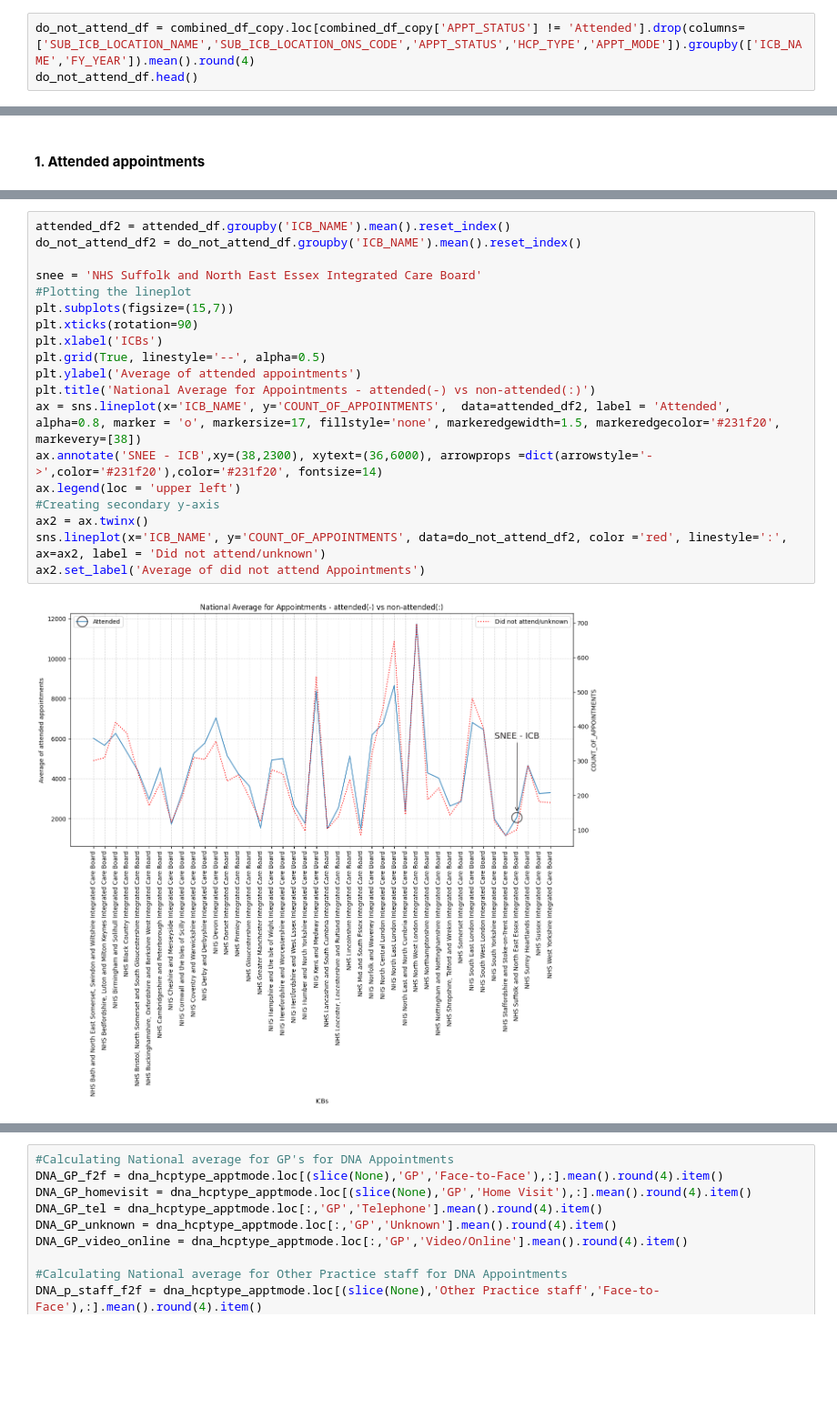
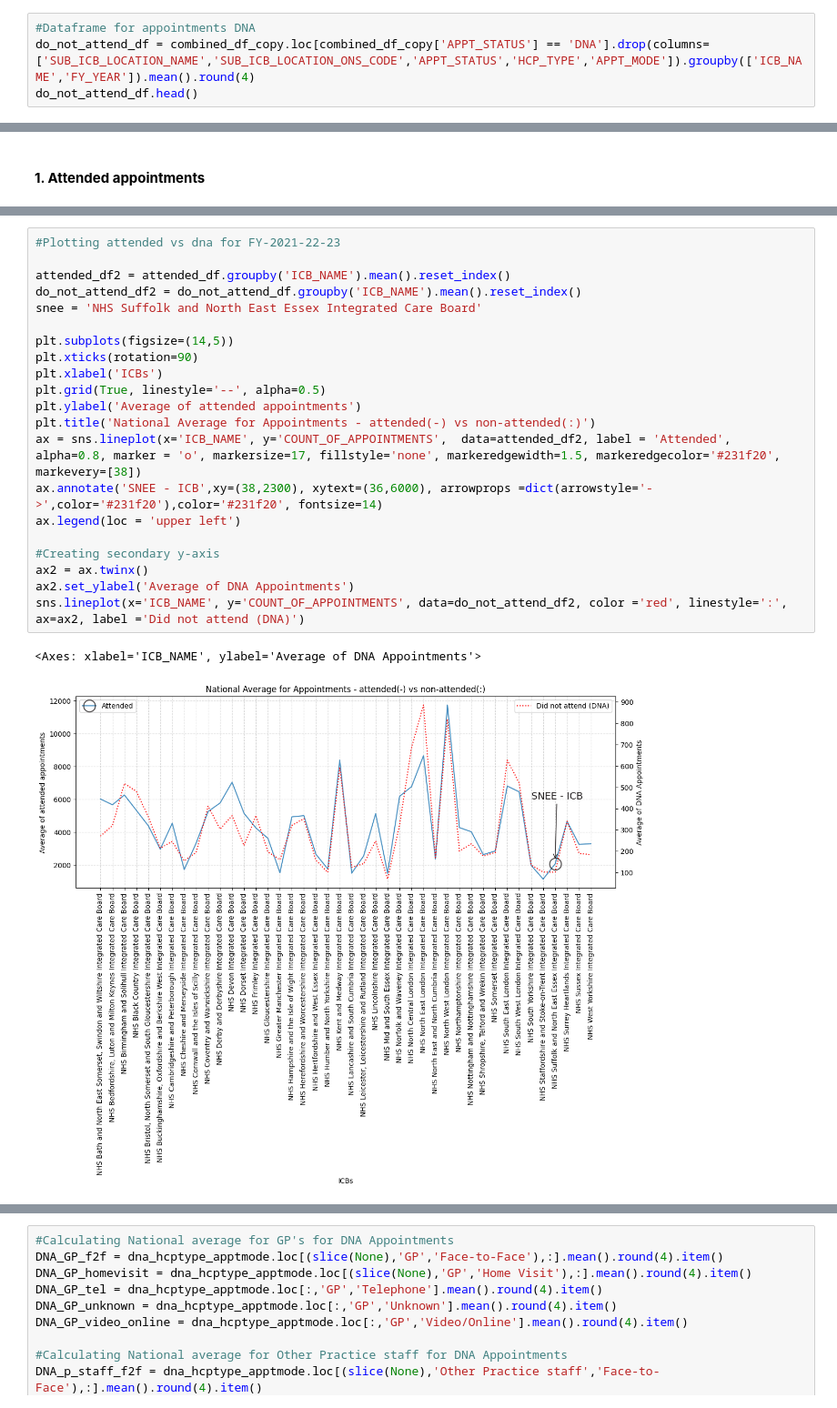
Before and after one commit to SNEE-ICS/PrimaryCareDemandAndCapacity, a Jupyter notebook: AppointmentsAttended.ipynb, the cells around one changed output, grey strips where cells are left out. Shown at 91% size. Cells and saved outputs as stored; diff of their text form; blank space fills up the shorter version.

```diff
--- a/AppointmentsAttended.ipynb
+++ b/AppointmentsAttended.ipynb
@@ -106,7 +109,8 @@ attended_df.head()
 | NHS Bedfordshire, Luton and Milto... | FY2021 | 6031.7656 |
 |  | FY2022 | 6074.6977 |
 # %%
-do_not_attend_df = combined_df_copy.loc[combined_df_copy['APPT_STATUS'] != 'Attended'].drop(columns=['SUB_ICB_LOCATION_NAME','SUB_ICB_LOCATION_ONS_CODE','APPT_STATUS','HCP_TYPE','APPT_MODE']).groupby(['ICB_NAME','FY_YEAR']).mean().round(4)
+#Dataframe for appointments DNA
+do_not_attend_df = combined_df_copy.loc[combined_df_copy['APPT_STATUS'] == 'DNA'].drop(columns=['SUB_ICB_LOCATION_NAME','SUB_ICB_LOCATION_ONS_CODE','APPT_STATUS','HCP_TYPE','APPT_MODE']).groupby(['ICB_NAME','FY_YEAR']).mean().round(4)
 do_not_attend_df.head()
 # %% [output]
 |  |  | COUNT_OF_APPOINTMENTS |
@@ -175,22 +169,25 @@ dtype: float64
 # %%
+#Plotting attended vs dna for FY-2021-22-23
+
 attended_df2 = attended_df.groupby('ICB_NAME').mean().reset_index()
 do_not_attend_df2 = do_not_attend_df.groupby('ICB_NAME').mean().reset_index()
+snee = 'NHS Suffolk and North East Essex Integrated Care Board'
 
-snee = 'NHS Suffolk and North East Essex Integrated Care Board'
-#Plotting the lineplot
-plt.subplots(figsize=(15,7))
+plt.subplots(figsize=(14,5))
 plt.xticks(rotation=90)
 plt.xlabel('ICBs')
 plt.grid(True, linestyle='--', alpha=0.5)
 plt.ylabel('Average of attended appointments')
 plt.title('National Average for Appointments - attended(-) vs non-attended(:)')
 ax = sns.lineplot(x='ICB_NAME', y='COUNT_OF_APPOINTMENTS',  data=attended_df2, label = 'Attended', alpha=0.8, marker = 'o', markersize=17, fillstyle='none', markeredgewidth=1.5, markeredgecolor='#231f20', markevery=[38])
 ax.annotate('SNEE - ICB',xy=(38,2300), xytext=(36,6000), arrowprops =dict(arrowstyle='->',color='#231f20'),color='#231f20', fontsize=14)
 ax.legend(loc = 'upper left')
+
 #Creating secondary y-axis
 ax2 = ax.twinx()
-sns.lineplot(x='ICB_NAME', y='COUNT_OF_APPOINTMENTS', data=do_not_attend_df2, color ='red', linestyle=':', ax=ax2, label = 'Did not attend/unknown')
-ax2.set_label('Average of did not attend Appointments')
+ax2.set_ylabel('Average of DNA Appointments')
+sns.lineplot(x='ICB_NAME', y='COUNT_OF_APPOINTMENTS', data=do_not_attend_df2, color ='red', linestyle=':', ax=ax2, label ='Did not attend (DNA)')
 # %% [output]
+<Axes: xlabel='ICB_NAME', ylabel='Average of DNA Appointments'>
-[figure, old version]
+[figure, new version]
 # %%
```
Also changed, not shown: parts of 49 cells of this notebook.
